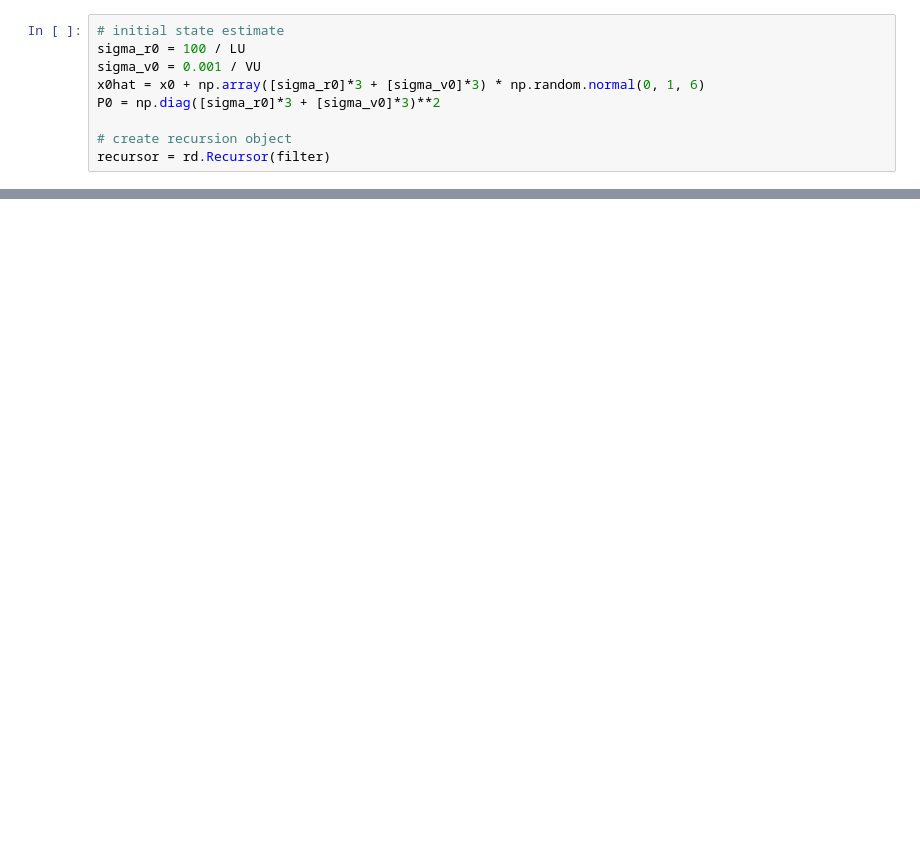
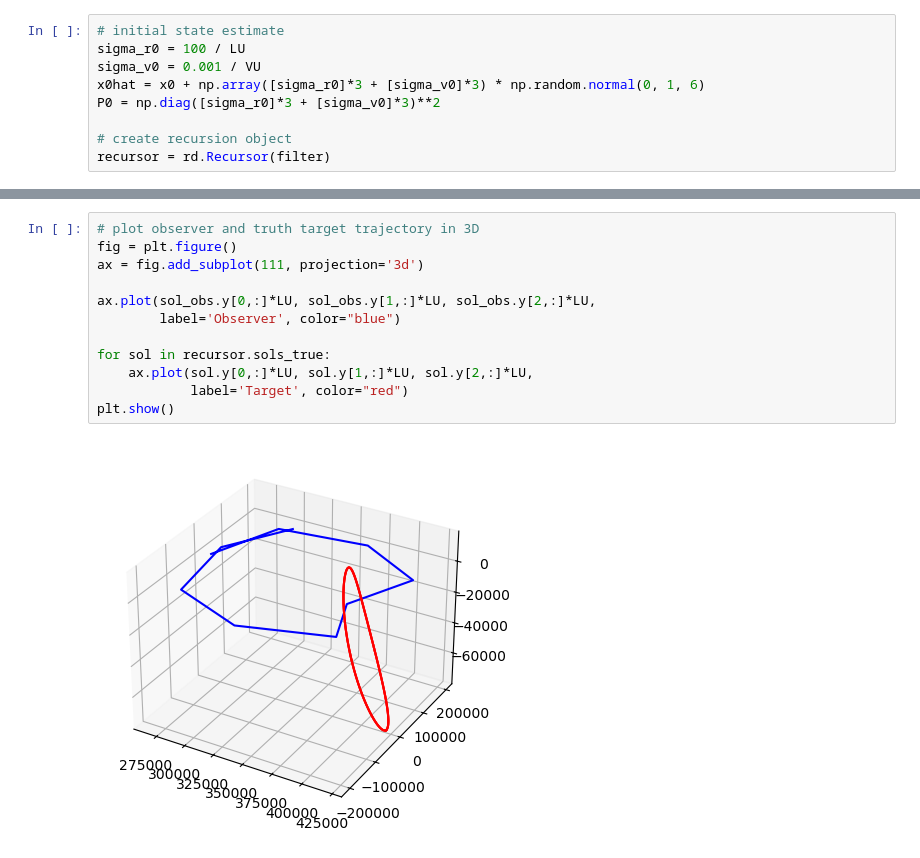
Before and after one commit to Malav-P/rudolfpy, a Jupyter notebook: examples/example_cr3bp_angles.ipynb, the cells around one changed output, grey strips where cells are left out. Drawn from its saved outputs; the diff is of its cells as text; blank space fills up the shorter version.

```diff
--- a/examples/example_cr3bp_angles.ipynb
+++ b/examples/example_cr3bp_angles.ipynb
@@ -119,0 +120,14 @@ fig, axs = recursor.plot_error_history(
+# %%
+# plot observer and truth target trajectory in 3D
+fig = plt.figure()
+ax = fig.add_subplot(111, projection='3d')
+
+ax.plot(sol_obs.y[0,:]*LU, sol_obs.y[1,:]*LU, sol_obs.y[2,:]*LU,
+        label='Observer', color="blue")
+
+for sol in recursor.sols_true:
+    ax.plot(sol.y[0,:]*LU, sol.y[1,:]*LU, sol.y[2,:]*LU,
+            label='Target', color="red")
+plt.show()
+# %% [output]
+[figure, added]
```
Also changed, not shown: parts of 5 cells of this notebook, 5 other files.
